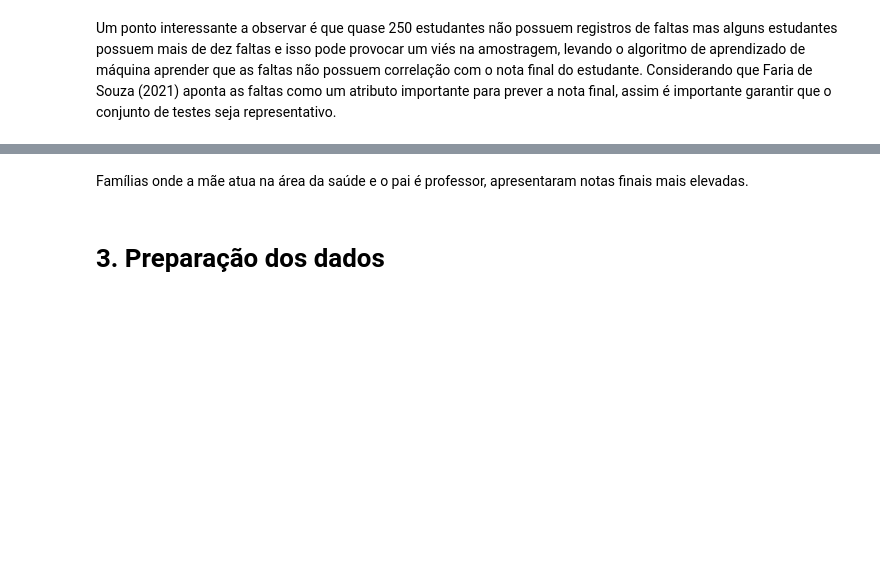
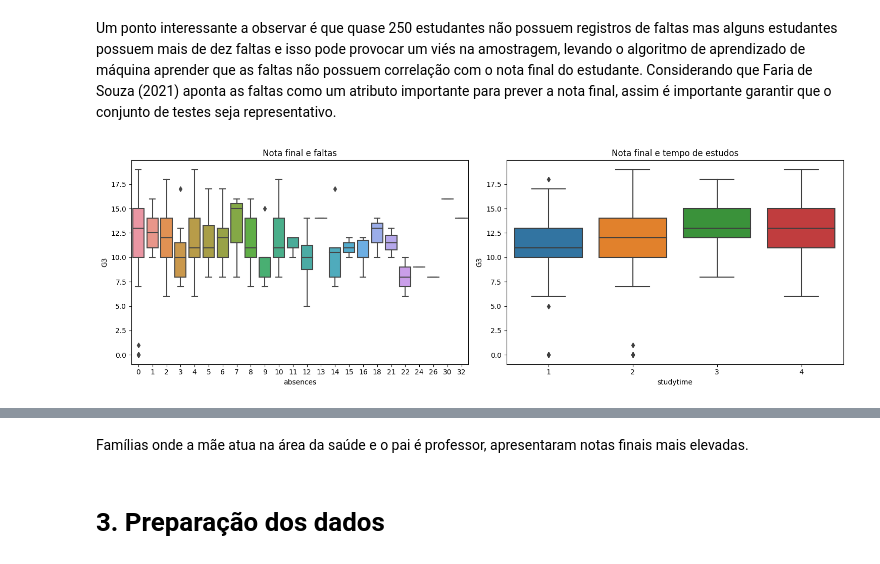
Before and after one commit to emanoelopes/progpy, a Jupyter notebook: uci-dt-studentsperformanceprediction.ipynb, the cells around one changed output, grey strips where cells are left out. Saved outputs shown, nothing was run; the diff lists cells and outputs as text; code cells hidden in the pictures; blank space fills up the shorter version.

```diff
--- a/uci-dt-studentsperformanceprediction.ipynb
+++ b/uci-dt-studentsperformanceprediction.ipynb
@@ -159,18 +226,20 @@ Um ponto interessante a observar é que quase 250 estudantes não possuem regist
 # %%
 plt.figure(figsize=(15, 5))
 
 # Nota final e faltas
 plt.subplot(1, 2, 1)
-sns.boxplot(x='absences', y='G3', data=students_full)
+sns.boxplot(x='absences', y='G3', data=students_full_uci)
 plt.title('Nota final e faltas')
 
 # Nota final e tempo de estudos
 plt.subplot(1, 2, 2)
-sns.boxplot(x='studytime', y='G3', data=students_full)
+sns.boxplot(x='studytime', y='G3', data=students_full_uci)
 plt.title('Nota final e tempo de estudos')
 
 plt.tight_layout()
 plt.show()
+# %% [output]
+[figure, added]
 # %%
 plt.figure(figsize=(15, 5))
 
```
Also changed, not shown: parts of 20 cells of this notebook.
